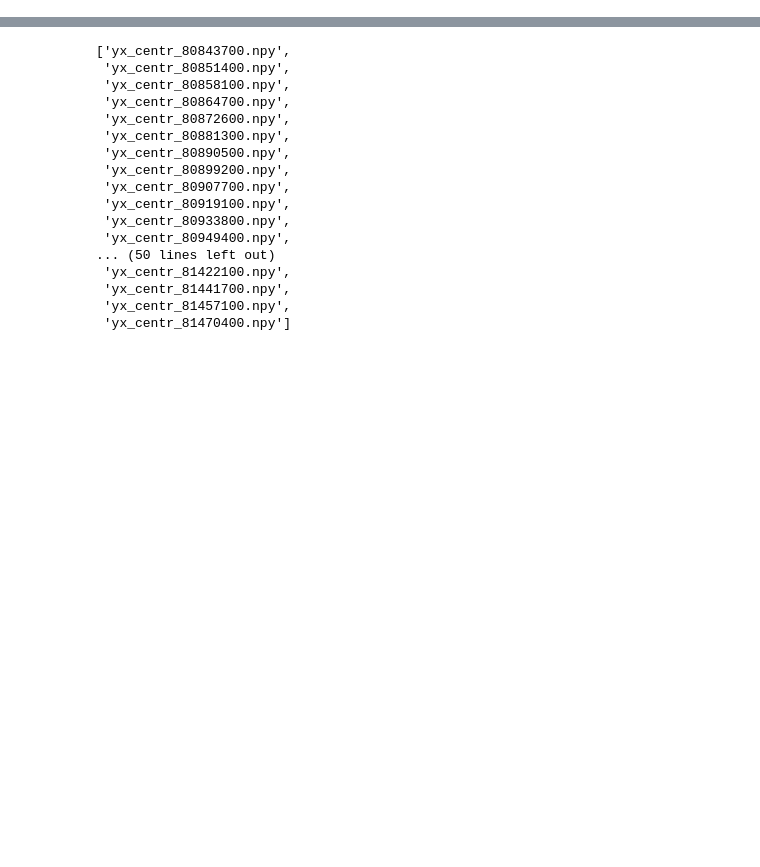
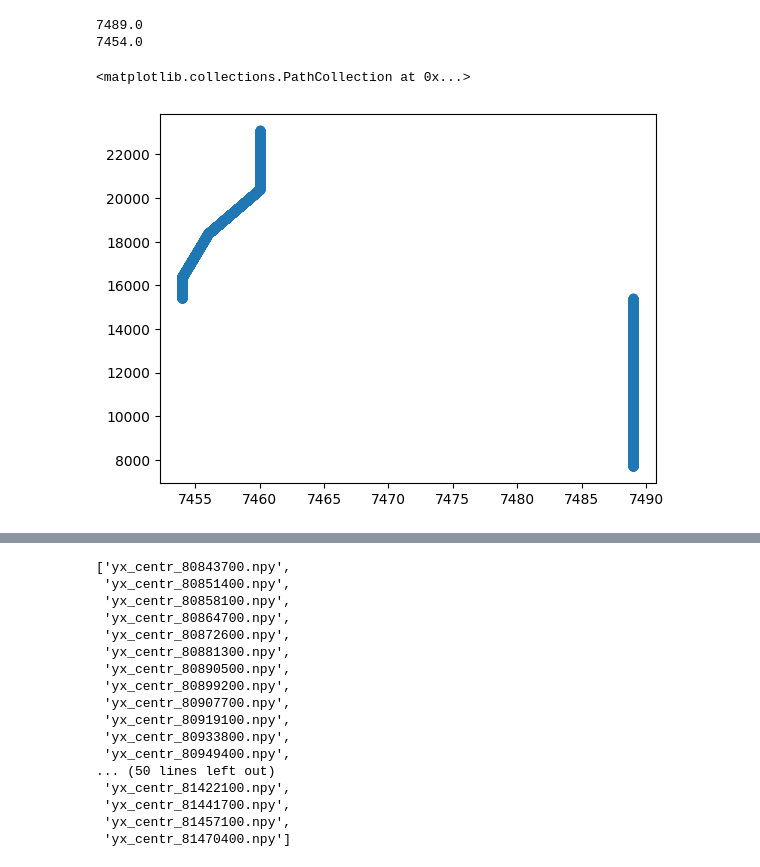
Before and after one commit to Andrudewt/perspective, a Jupyter notebook: proc_1.ipynb, the cells around one changed output, grey strips where cells are left out. Saved outputs shown, nothing was run; the diff lists cells and outputs as text; code cells hidden in the pictures; blank space fills up the shorter version.

```diff
--- a/proc_1.ipynb
+++ b/proc_1.ipynb
@@ -167,0 +179,57 @@ array([[0.00000e+00, 7.48900e+03],
+# %%
+# цикл обработки
+# сохранит оси
+
+Array = np.zeros((1, 2))
+
+shift = 0
+coef = 0
+c1_up = 0
+for i, (m_f, c) in enumerate(zip(msk_fs[:2], coord[:2])):
+    mask = load_warp(m_f)
+    mask = mask[:coord[1] - coord[0], :]
+    _, yx_centr = find_rail_dots(mask)
+
+    c2_dwn = yx_centr[1][-1]  # низ текущего коорд_кадра по х
+    yx_centr[1] -= shift
+
+    # if not c1_up:  # для первой итерации
+
+    if coef:
+        shift = c2_dwn - c1_up
+
+    coef += yx_centr[0][-1]  # к текущ координатам от 0 прибавляем проеханное
+    yx_centr[0] += coef
+    # print(coef)
+    # коррекция оси
+
+      # сдвинуть все иксы следующего
+    c1_up = yx_centr[1][0]  # верх текущего коорд_кадра по х
+    print(c1_up)
+
+    # Array = np.vstack((yx_centr.T, Array))
+    Array = np.vstack((Array, yx_centr.T))
+
+    # np.save(f'./data/centrs/yx_centr_{c}.npy', yx_centr.T)
+
+    # fig, ax = plt.subplots(2, 1)
+    # # plt.clf()
+    # # ax[0].clear()
+    # # ax[1].clear()
+
+    # ax[0].scatter(yx_centr.T[:, 1], yx_centr.T[:, 0])
+    # ax[1].imshow(resize(mask))
+
+
+    # ax[0].ticklabel_format(useOffset=False, style='plain')
+    # plt.axis('equal')
+    # plt.show()
+    # break
+
+Array = Array[1:, :]  # убир перв строка, кот 0 0
+plt.scatter(Array[:, 1], Array[:, 0])
+# %% [output]
+7489.0
+7454.0
+<matplotlib.collections.PathCollection at 0x...>
+[figure, added]
```
Also changed, not shown: parts of 9 cells of this notebook.
